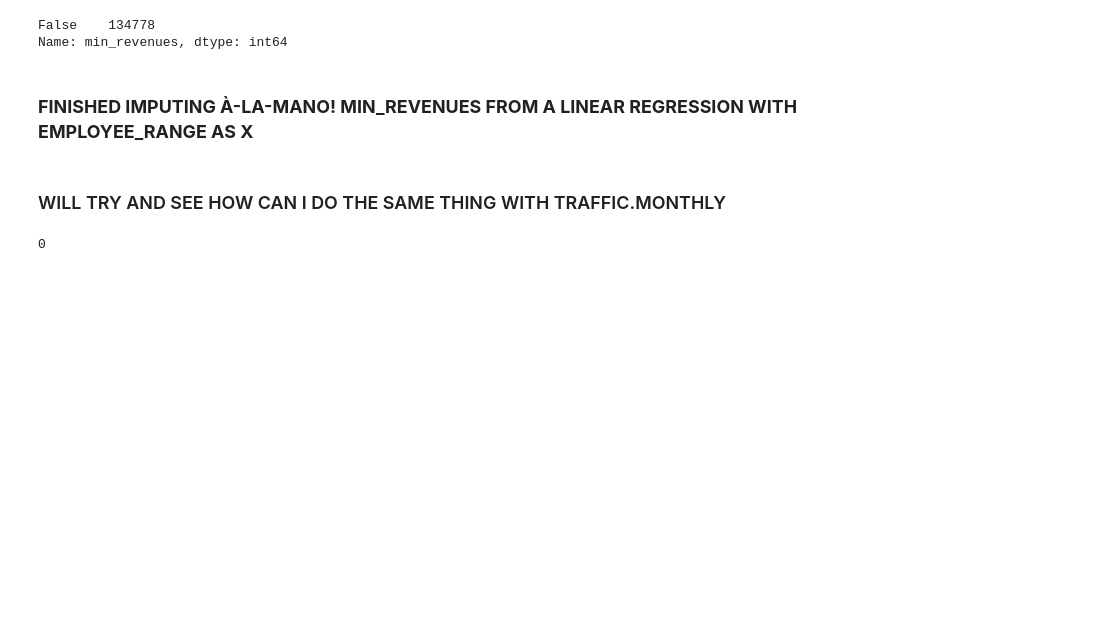
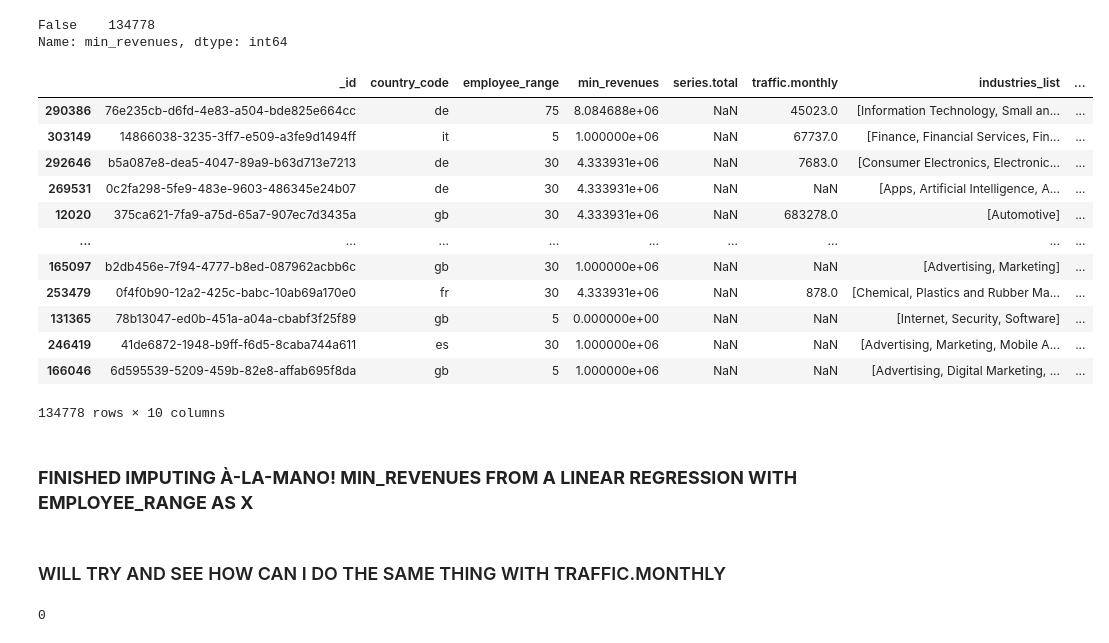
Before and after one commit to victorhebdo/Prospicio, a Jupyter notebook: notebooks/crunchbase-Copy3.ipynb, the cells around one changed output. Drawn from its saved outputs; the diff is of its cells as text; code cells hidden in the pictures; blank space fills up the shorter version.

```diff
--- a/notebooks/crunchbase-Copy3.ipynb
+++ b/notebooks/crunchbase-Copy3.ipynb
@@ -3662,6 +3468,22 @@ df['min_revenues'].isna().value_counts()
 # %% [output]
 False    134778
 Name: min_revenues, dtype: int64
+# %%
+df
+# %% [output]
+|  | _id | country_code | employee_range | min_revenues | series.total | traffic.monthly | industries_list | ... |
+| 290386 | 76e235cb-d6fd-4e83-a504-bde825e664cc | de | 75 | 8.084688e+06 | NaN | 45023.0 | [Information Technology, Small an... | ... |
+| 303149 | 14866038-3235-3ff7-e509-a3fe9d1494ff | it | 5 | 1.000000e+06 | NaN | 67737.0 | [Finance, Financial Services, Fin... | ... |
+| 292646 | b5a087e8-dea5-4047-89a9-b63d713e7213 | de | 30 | 4.333931e+06 | NaN | 7683.0 | [Consumer Electronics, Electronic... | ... |
+| 269531 | 0c2fa298-5fe9-483e-9603-486345e24b07 | de | 30 | 4.333931e+06 | NaN | NaN | [Apps, Artificial Intelligence, A... | ... |
+| 12020 | 375ca621-7fa9-a75d-65a7-907ec7d3435a | gb | 30 | 4.333931e+06 | NaN | 683278.0 | [Automotive] | ... |
+| ... | ... | ... | ... | ... | ... | ... | ... | ... |
+| 165097 | b2db456e-7f94-4777-b8ed-087962acbb6c | gb | 30 | 1.000000e+06 | NaN | NaN | [Advertising, Marketing] | ... |
+| 253479 | 0f4f0b90-12a2-425c-babc-10ab69a170e0 | fr | 30 | 4.333931e+06 | NaN | 878.0 | [Chemical, Plastics and Rubber Ma... | ... |
+| 131365 | 78b13047-ed0b-451a-a04a-cbabf3f25f89 | gb | 5 | 0.000000e+00 | NaN | NaN | [Internet, Security, Software] | ... |
+| 246419 | 41de6872-1948-b9ff-f6d5-8caba744a611 | es | 30 | 1.000000e+06 | NaN | NaN | [Advertising, Marketing, Mobile A... | ... |
+| 166046 | 6d595539-5209-459b-82e8-affab695f8da | gb | 5 | 1.000000e+06 | NaN | NaN | [Advertising, Digital Marketing, ... | ... |
+134778 rows × 10 columns
 # %%
 #test_reg = pd.DataFrame(reg.predict(pd.DataFrame(crunch_not_rev['employee_range'][:10])), columns='min_revenues')
 # %% [markdown]
```
Also changed, not shown: parts of 51 cells of this notebook, 5 other files.
